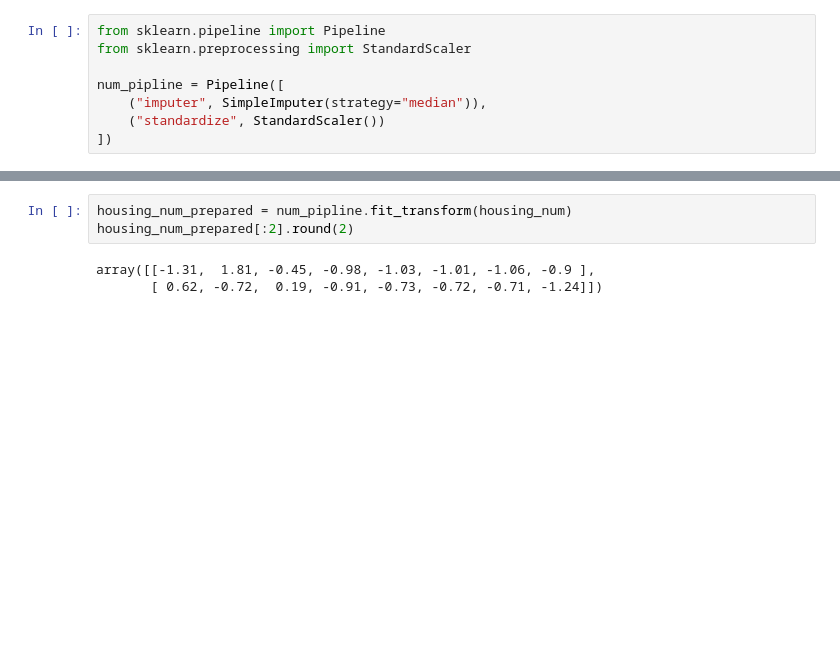
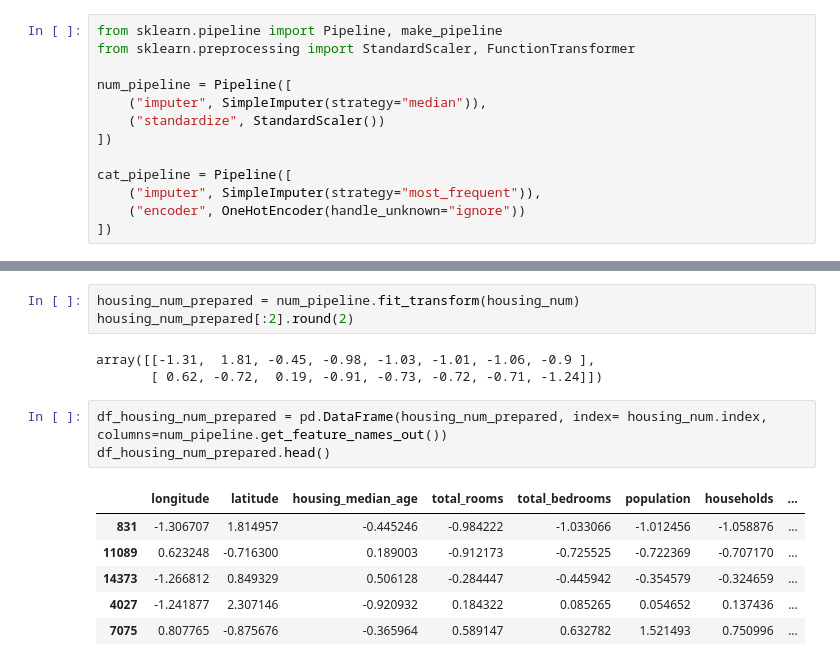
Before and after one commit to JagjeevanAK/Machine-Learning, a Jupyter notebook: chapter_2.ipynb, the cells around one changed output, grey strips where cells are left out. Saved outputs shown, nothing was run; the diff lists cells and outputs as text; blank space fills up the shorter version.

```diff
--- a/chapter_2.ipynb
+++ b/chapter_2.ipynb
@@ -342,20 +364,35 @@ housing_num_scaled = min_max_scalar.fit_transform(housing_num)
 
 we can also use `make_pipeline` function form sklearn.pipline  which does not require any names to estimators/ transformers.
 # %%
-from sklearn.pipeline import Pipeline
-from sklearn.preprocessing import StandardScaler
+from sklearn.pipeline import Pipeline, make_pipeline
+from sklearn.preprocessing import StandardScaler, FunctionTransformer
 
-num_pipline = Pipeline([
+num_pipeline = Pipeline([
     ("imputer", SimpleImputer(strategy="median")),
     ("standardize", StandardScaler())
 ])
+
+cat_pipeline = Pipeline([
+    ("imputer", SimpleImputer(strategy="most_frequent")),
+    ("encoder", OneHotEncoder(handle_unknown="ignore"))
+])
 # %%
 import sklearn
 
 sklearn.set_config(display="diagram")
 # %%
-housing_num_prepared = num_pipline.fit_transform(housing_num)
+housing_num_prepared = num_pipeline.fit_transform(housing_num)
 housing_num_prepared[:2].round(2)
 # %% [output]
 array([[-1.31,  1.81, -0.45, -0.98, -1.03, -1.01, -1.06, -0.9 ],
        [ 0.62, -0.72,  0.19, -0.91, -0.73, -0.72, -0.71, -1.24]])
+# %%
+df_housing_num_prepared = pd.DataFrame(housing_num_prepared, index= housing_num.index, columns=num_pipeline.get_feature_names_out())
+df_housing_num_prepared.head()
+# %% [output]
+|  | longitude | latitude | housing_median_age | total_rooms | total_bedrooms | population | households | ... |
+| 831 | -1.306707 | 1.814957 | -0.445246 | -0.984222 | -1.033066 | -1.012456 | -1.058876 | ... |
+| 11089 | 0.623248 | -0.716300 | 0.189003 | -0.912173 | -0.725525 | -0.722369 | -0.707170 | ... |
+| 14373 | -1.266812 | 0.849329 | 0.506128 | -0.284447 | -0.445942 | -0.354579 | -0.324659 | ... |
+| 4027 | -1.241877 | 2.307146 | -0.920932 | 0.184322 | 0.085265 | 0.054652 | 0.137436 | ... |
+| 7075 | 0.807765 | -0.875676 | -0.365964 | 0.589147 | 0.632782 | 1.521493 | 0.750996 | ... |
```
Also changed, not shown: parts of 8 cells of this notebook.
